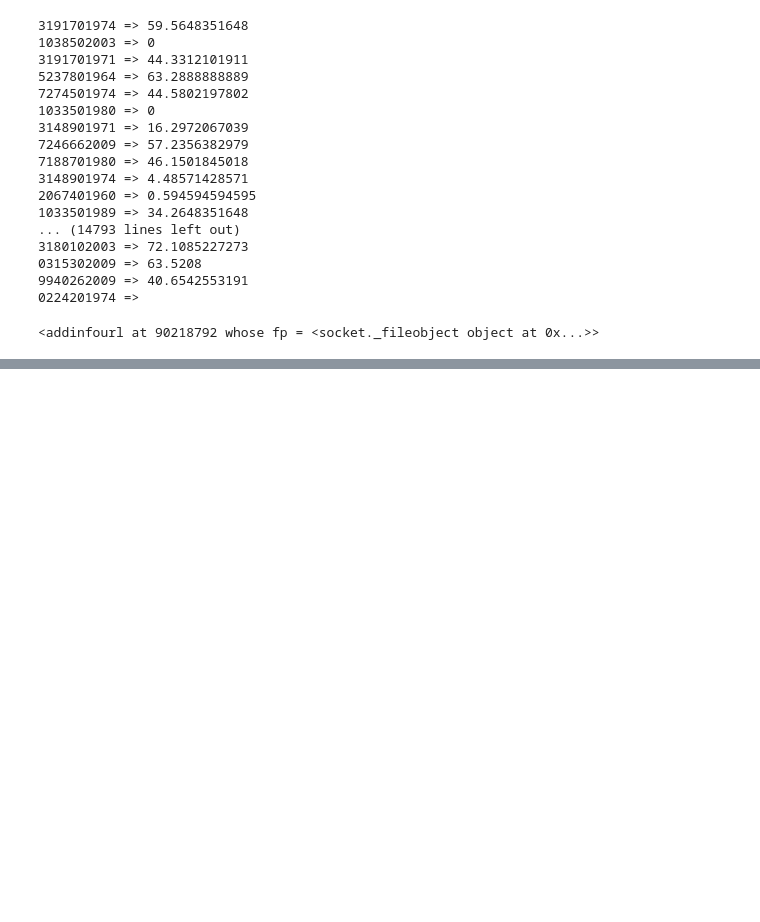
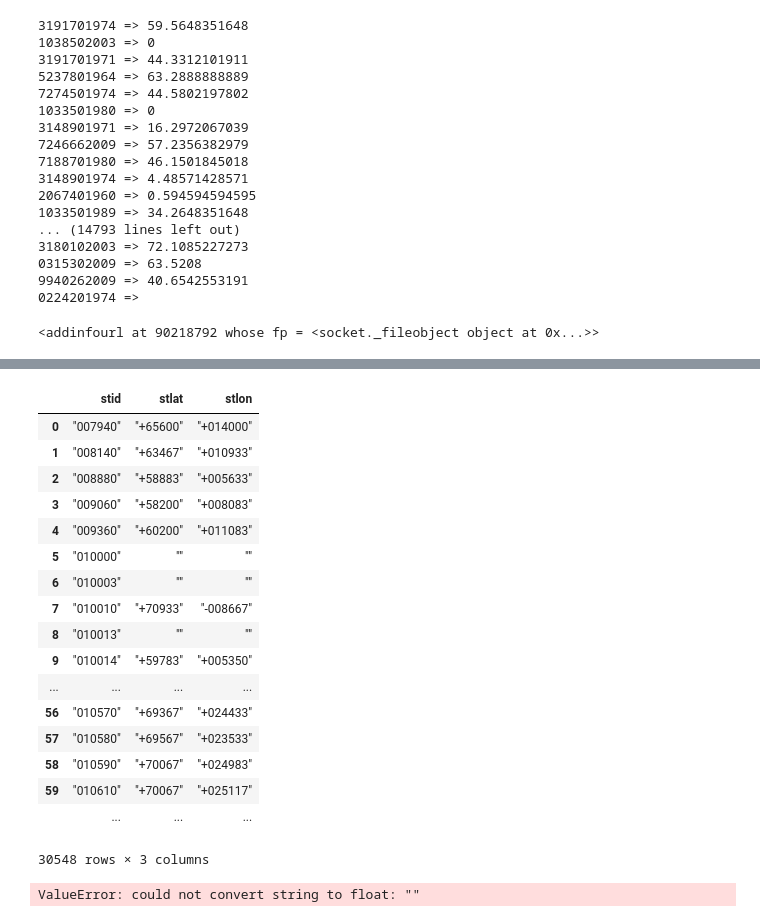
Before and after one commit to zeynepsu/UCSD_BigData, a Jupyter notebook: notebooks/weather.mapreduce/PCA.ipynb, the cells around one changed output, grey strips where cells are left out. Drawn from its saved outputs; the diff is of its cells as text; code cells hidden in the pictures; blank space fills up the shorter version.

```diff
--- a/notebooks/weather.mapreduce/PCA.ipynb
+++ b/notebooks/weather.mapreduce/PCA.ipynb
@@ -457,0 +460,3 @@ output.close()
+# %%
+stations=pickle.load(open('meantemp.pkl', 'rb'))
+stations
@@ -457,0 +482,36 @@ output.close()
+# %%
+stationsinfo=pickle.load(open('idlatlon.pkl', 'rb'))
+stationsinfo
+# %% [output]
+|  | stid | stlat | stlon |
+| 0 | "007940" | "+65600" | "+014000" |
+| 1 | "008140" | "+63467" | "+010933" |
+| 2 | "008880" | "+58883" | "+005633" |
+| 3 | "009060" | "+58200" | "+008083" |
+| 4 | "009360" | "+60200" | "+011083" |
+| 5 | "010000" | "" | "" |
+| 6 | "010003" | "" | "" |
+| 7 | "010010" | "+70933" | "-008667" |
+| 8 | "010013" | "" | "" |
+| 9 | "010014" | "+59783" | "+005350" |
+| ... | ... | ... | ... |
+| 56 | "010570" | "+69367" | "+024433" |
+| 57 | "010580" | "+69567" | "+023533" |
+| 58 | "010590" | "+70067" | "+024983" |
+| 59 | "010610" | "+70067" | "+025117" |
+|  | ... | ... | ... |
+30548 rows × 3 columns
+# %%
+from scipy.spatial import Delaunay
+from matplotlib.pyplot import plot
+
+stationsinfo['stlat'] = stationsinfo['stlat'].map(lambda x: x.lstrip('+-'))
+stationsinfo['stlon'] = stationsinfo['stlon'].map(lambda x: x.lstrip('+-'))
+for i in stationsinfo.columns:
+    stationsinfo[i][stationsinfo[i].apply(lambda i: True if re.search('^\s*$', str(i)) else False)]=None
+stationsinfo
+stationspartition = stationsinfo[['stlat','stlon']]
+stationsdel = Delaunay(stationspartition)
+triplot(stationsinfo['stlon'],stationsinfo['stlat'],stationsdel.simplices)
+# %% [output]
+ValueError: could not convert string to float: ""
```
Also changed, not shown: parts of 2 cells of this notebook.
